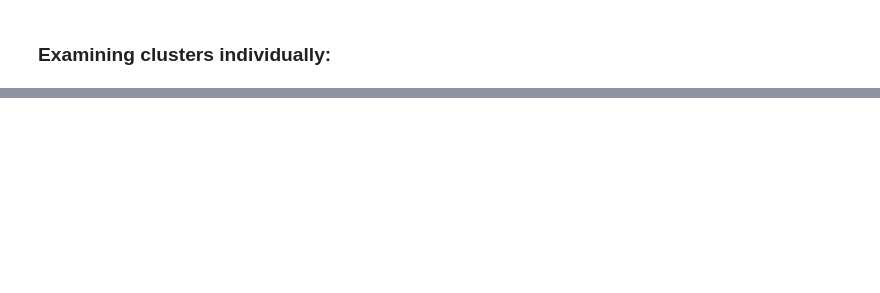
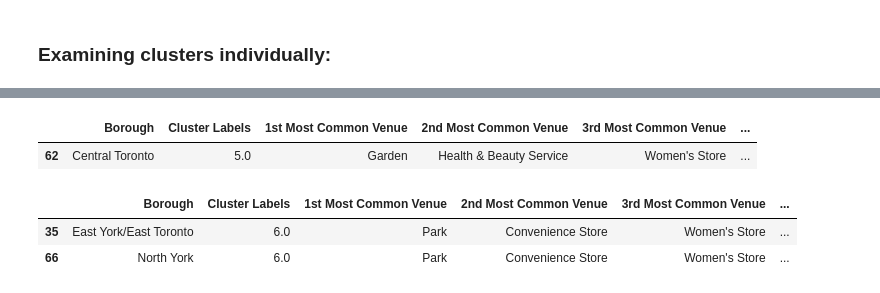
Before and after one commit to virazabal/The-Battle-of-Neighbourhoods, a Jupyter notebook: Segmenting and Clustering Neighborhoods in Toronto.ipynb, the cells around one changed output, grey strips where cells are left out. Saved outputs shown, nothing was run; the diff lists cells and outputs as text; code cells hidden in the pictures; blank space fills up the shorter version.

```diff
--- a/Segmenting and Clustering Neighborhoods in Toronto.ipynb
+++ b/Segmenting and Clustering Neighborhoods in Toronto.ipynb
@@ -390,0 +354,11 @@ toronto_merged.loc[toronto_merged['Cluster Labels'] == 4, toronto_merged.columns
+# %%
+toronto_merged.loc[toronto_merged['Cluster Labels'] == 5, toronto_merged.columns[[1] + list(range(5, toronto_merged.shape[1]))]]
+# %% [output]
+|  | Borough | Cluster Labels | 1st Most Common Venue | 2nd Most Common Venue | 3rd Most Common Venue | ... |
+| 62 | Central Toronto | 5.0 | Garden | Health & Beauty Service | Women's Store | ... |
+# %%
+toronto_merged.loc[toronto_merged['Cluster Labels'] == 6, toronto_merged.columns[[1] + list(range(5, toronto_merged.shape[1]))]]
+# %% [output]
+|  | Borough | Cluster Labels | 1st Most Common Venue | 2nd Most Common Venue | 3rd Most Common Venue | ... |
+| 35 | East York/East Toronto | 6.0 | Park | Convenience Store | Women's Store | ... |
+| 66 | North York | 6.0 | Park | Convenience Store | Women's Store | ... |
```
Also changed, not shown: parts of 20 cells of this notebook.
